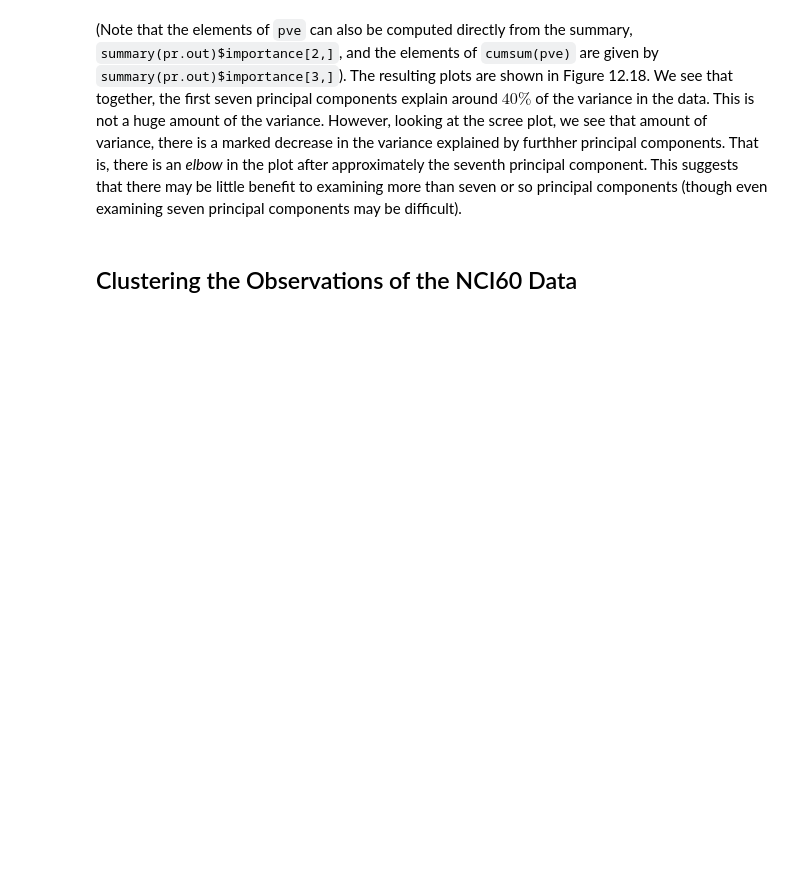
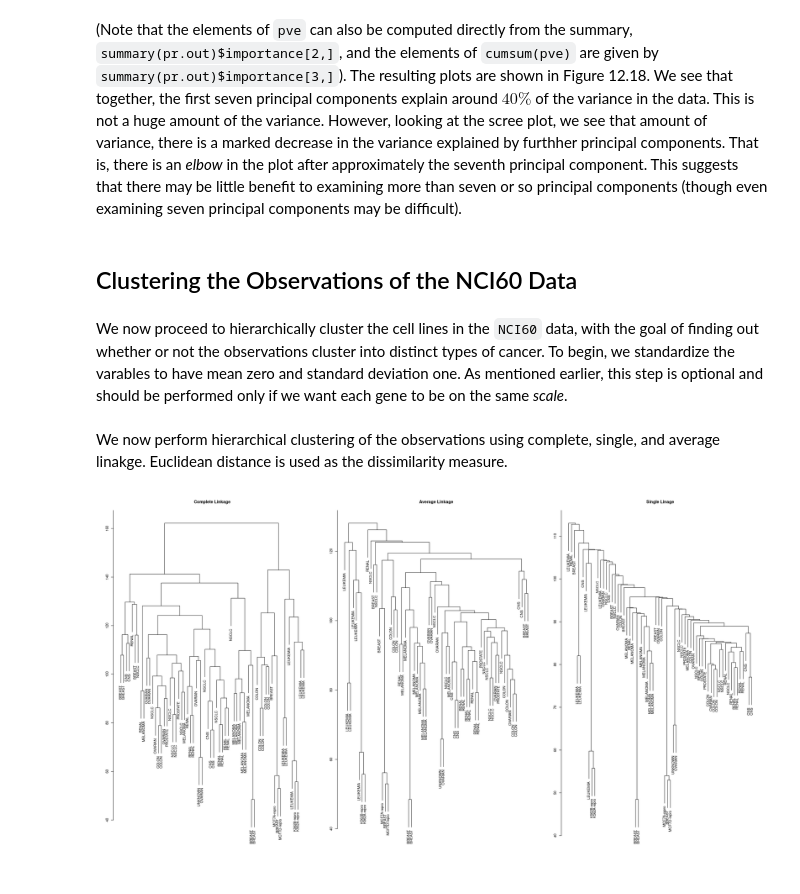
Before and after one commit to jbennett7/StatisticalLearning, a Jupyter notebook: 12 Unsupervised Learning/Labs/12.5.4 NCI60 Data Example.ipynb, the cells around one changed output. Drawn from its saved outputs; the diff is of its cells as text; code cells hidden in the pictures; blank space fills up the shorter version.

```diff
--- a/12 Unsupervised Learning/Labs/12.5.4 NCI60 Data Example.ipynb
+++ b/12 Unsupervised Learning/Labs/12.5.4 NCI60 Data Example.ipynb
@@ -99,3 +99,23 @@ plot(cumsum(pve), type = "o", ylab = "Cumulative PVE",
 (Note that the elements of `pve` can also be computed directly from the summary, `summary(pr.out)$importance[2,]`, and the elements of `cumsum(pve)` are given by `summary(pr.out)$importance[3,]`). The resulting plots are shown in Figure 12.18. We see that together, the first seven principal components explain around $40\%$ of the variance in the data. This is not a huge amount of the variance. However, looking at the scree plot, we see that amount of variance, there is a marked decrease in the variance explained by furthher principal components. That is, there is an _elbow_ in the plot after approximately the seventh principal component. This suggests that there may be little benefit to examining more than seven or so principal components (though even examining seven principal components may be difficult).
 # %% [markdown]
 ## Clustering the Observations of the NCI60 Data
+# %% [markdown]
+We now proceed to hierarchically cluster the cell lines in the `NCI60` data, with the goal of finding out whether or not the observations cluster into distinct types of cancer. To begin, we standardize the varables to have mean zero and standard deviation one. As mentioned earlier, this step is optional and should be performed only if we want each gene to be on the same _scale_.
+# %%
+sd.data <- scale(nci.data)
+# %% [markdown]
+We now perform hierarchical clustering of the observations using complete, single, and average linakge. Euclidean distance is used as the dissimilarity measure.
+# %%
+options(repr.plot.width = 21, repr.plot.height =12)
+par(mfrow = c(1, 3))
+data.dist <- dist(sd.data)
+plot(hclust(data.dist), xlab = "", sub = "", ylab = "",
+     labels = nci.labs, main = "Complete Linkage")
+plot(hclust(data.dist, method = "average"),
+     labels = nci.labs, main = "Average Linkage",
+     xlab = "", sub = "", ylab = "")
+plot(hclust(data.dist, method = "single"),
+     labels = nci.labs, main = "Single Linage",
+     xlab = "", sub = "", ylab = "")
+# %% [output]
+[figure, added]
```
Also changed, not shown: parts of 14 cells of this notebook.
